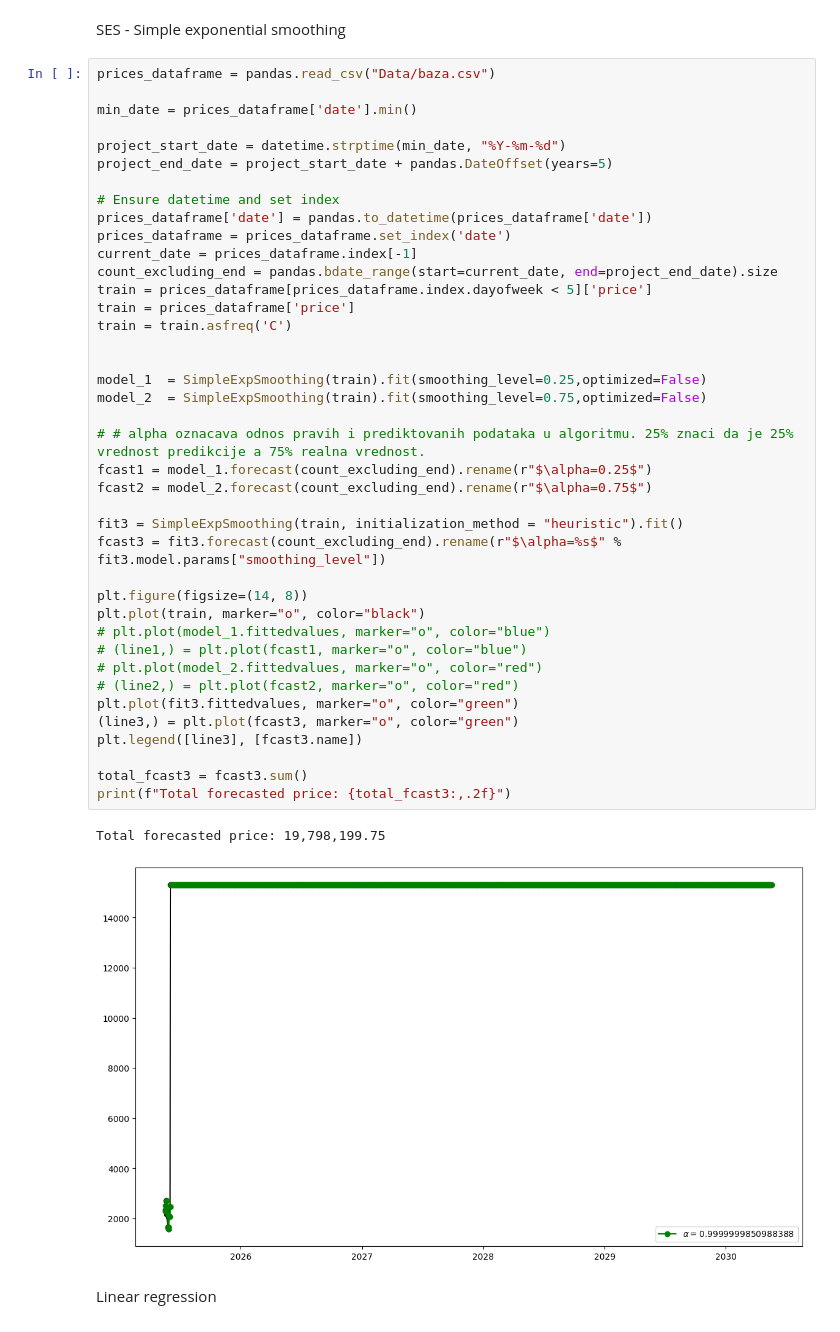
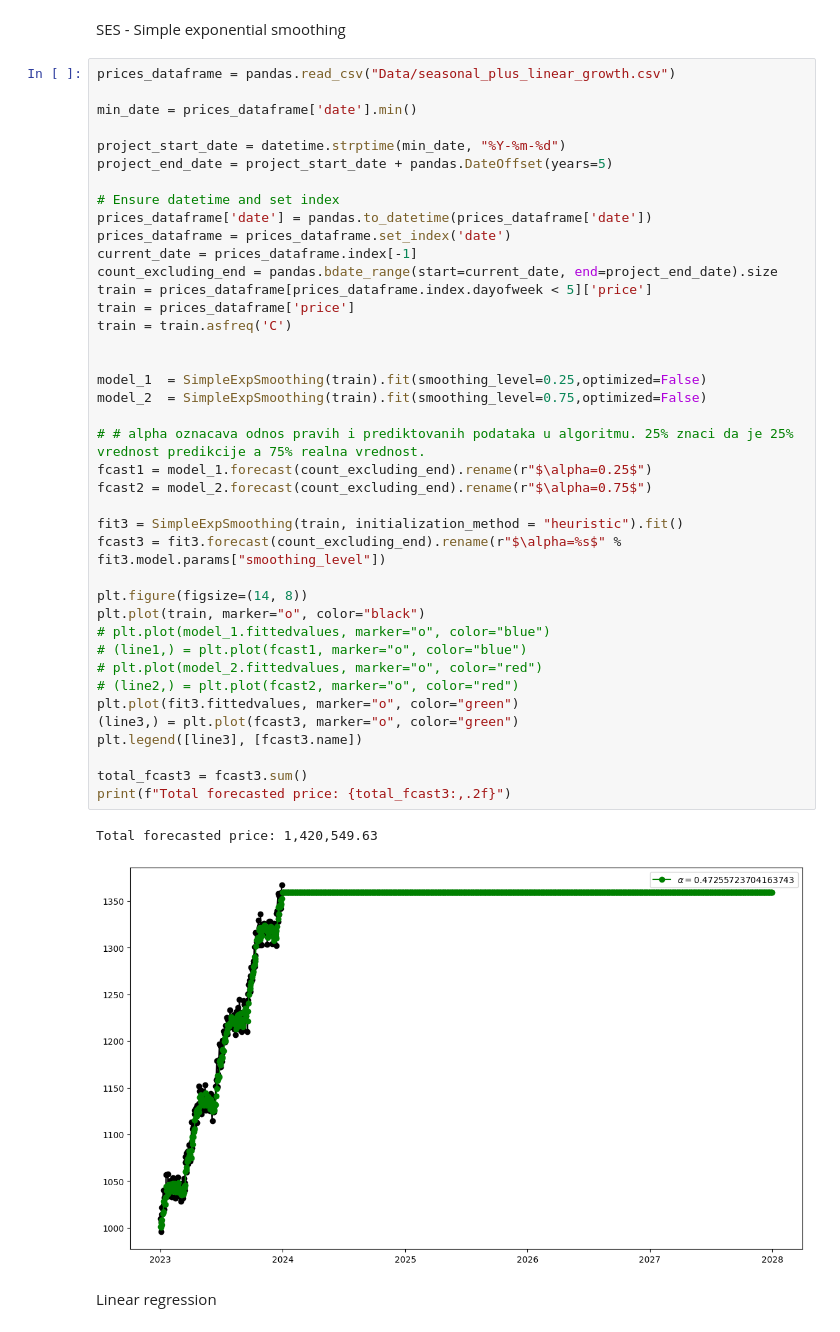
Before and after one commit to AndrijaLazic/Time-Series-Forecasting, a Jupyter notebook: python-roi/main.ipynb, the cells around one changed output. Drawn from its saved outputs; the diff is of its cells as text.

```diff
--- a/python-roi/main.ipynb
+++ b/python-roi/main.ipynb
@@ -366,7 +366,7 @@ Total clipped values: 2
 # %% [markdown]
 SES - Simple exponential smoothing
 # %%
-prices_dataframe = pandas.read_csv("Data/baza.csv")
+prices_dataframe = pandas.read_csv("Data/seasonal_plus_linear_growth.csv")
 
 min_date = prices_dataframe['date'].min()
 
@@ -379,35 +379,35 @@ prices_dataframe = prices_dataframe.set_index('date')
 current_date = prices_dataframe.index[-1]
 count_excluding_end = pandas.bdate_range(start=current_date, end=project_end_date).size
 train = prices_dataframe[prices_dataframe.index.dayofweek < 5]['price']
 train = prices_dataframe['price']
 train = train.asfreq('C')
 
 
 model_1  = SimpleExpSmoothing(train).fit(smoothing_level=0.25,optimized=False)
 model_2  = SimpleExpSmoothing(train).fit(smoothing_level=0.75,optimized=False)
 
 # # alpha oznacava odnos pravih i prediktovanih podataka u algoritmu. 25% znaci da je 25% vrednost predikcije a 75% realna vrednost.
 fcast1 = model_1.forecast(count_excluding_end).rename(r"$\alpha=0.25$")
 fcast2 = model_2.forecast(count_excluding_end).rename(r"$\alpha=0.75$")
 
 fit3 = SimpleExpSmoothing(train, initialization_method = "heuristic").fit()
 fcast3 = fit3.forecast(count_excluding_end).rename(r"$\alpha=%s$" % fit3.model.params["smoothing_level"])
 
 plt.figure(figsize=(14, 8))
 plt.plot(train, marker="o", color="black")
 # plt.plot(model_1.fittedvalues, marker="o", color="blue")
 # (line1,) = plt.plot(fcast1, marker="o", color="blue")
 # plt.plot(model_2.fittedvalues, marker="o", color="red")
 # (line2,) = plt.plot(fcast2, marker="o", color="red")
 plt.plot(fit3.fittedvalues, marker="o", color="green")
 (line3,) = plt.plot(fcast3, marker="o", color="green")
 plt.legend([line3], [fcast3.name])
 
 total_fcast3 = fcast3.sum()
 print(f"Total forecasted price: {total_fcast3:,.2f}")
 # %% [output]
-Total forecasted price: 19,798,199.75
+Total forecasted price: 1,420,549.63
-[figure, old version]
+[figure, new version]
 # %% [markdown]
 Linear regression
 # %%
```
Also changed, not shown: parts of 10 cells of this notebook.
